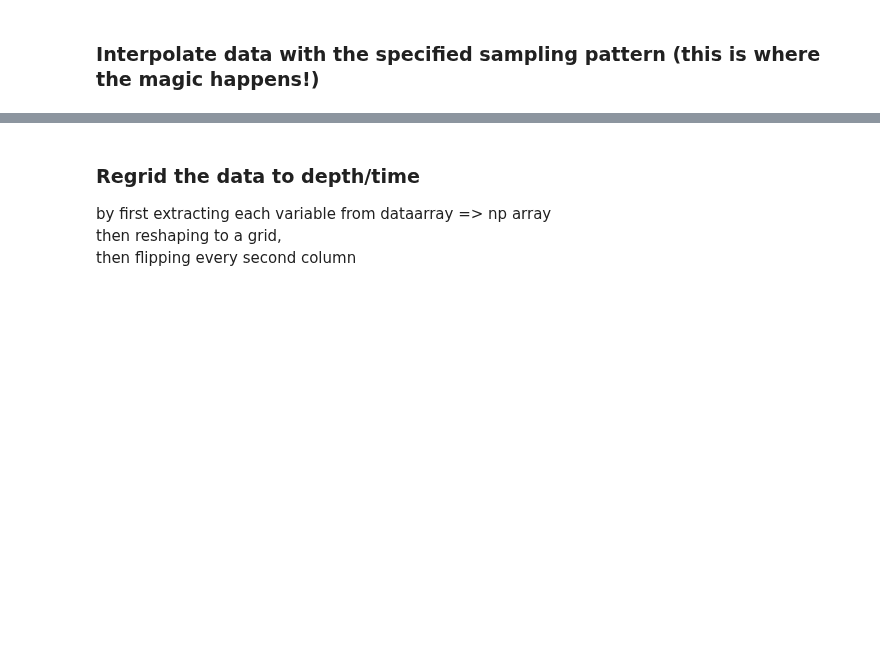
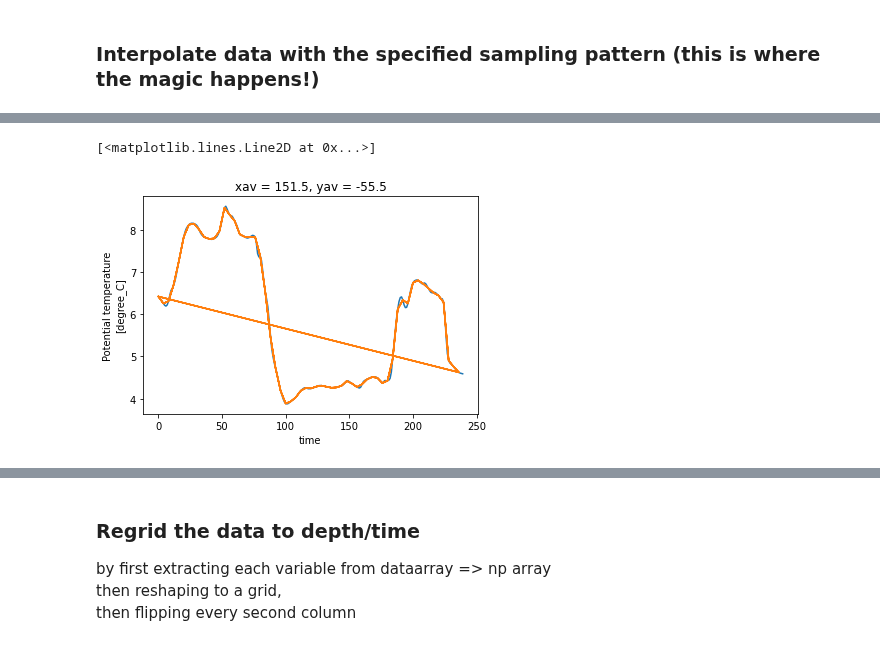
Before and after one commit to kdrushka/model-subsampling, a Jupyter notebook: testing/osse_code.ipynb, the cells around one changed output, grey strips where cells are left out. Drawn from its saved outputs; the diff is of its cells as text; code cells hidden in the pictures; blank space fills up the shorter version.

Commit message:
start new mooring code

```diff
--- a/testing/osse_code.ipynb
+++ b/testing/osse_code.ipynb
@@ -146,0 +157,33 @@ sdata, sgr = survey_interp(ds, survey_track, survey_indices)
+# %%
+# for mooring, can we just interpolate the gridded fields directly rather than interpolating to points and then re-gridding?
+# YES but it's slower (!?!)
+X = ds.XC.isel(time=0)
+Y = ds.YC.isel(time=0)
+i = ds.i
+j = ds.j
+z = ds.Z.isel(time=0)
+k = ds.k
+f_x = interpolate.interp1d(X[0,:].values, i)
+f_y = interpolate.interp1d(Y[:,0].values, j)
+f_z = interpolate.interp1d(z, k, bounds_error=False)
+
+#
+model_xav = ds.XC.isel(time=0, j=0).mean(dim='i').values
+model_yav = ds.YC.isel(time=0, i=0).mean(dim='j').values
+xmooring = model_xav # default lat/lon is the center of the domain
+ymooring = model_yav
+zmooring_TS = [-1, -10, -50, -100] # depth of T/S instruments
+zmooring_UV = [-1, -10, -50, -100] # depth of U/V instruments
+
+#
+# ds.Theta.sel(k=1)
+# ds.Theta.sel(k=1)
+ki = f_z(zmooring_TS[0])
+ii = f_x(xmooring)
+ji = f_y(ymooring)
+xo = ds.interp(i=ii, j=ji, k=ki)
+xo.Theta.plot.line(x='time')
+sdata.Theta.where(sdata.dep == sdata.dep.max(), drop=True).plot.line(x='time')
+# %% [output]
+[<matplotlib.lines.Line2D at 0x...>]
+[figure, added]
```
Also changed, not shown: parts of 24 cells of this notebook, 1 other file.
